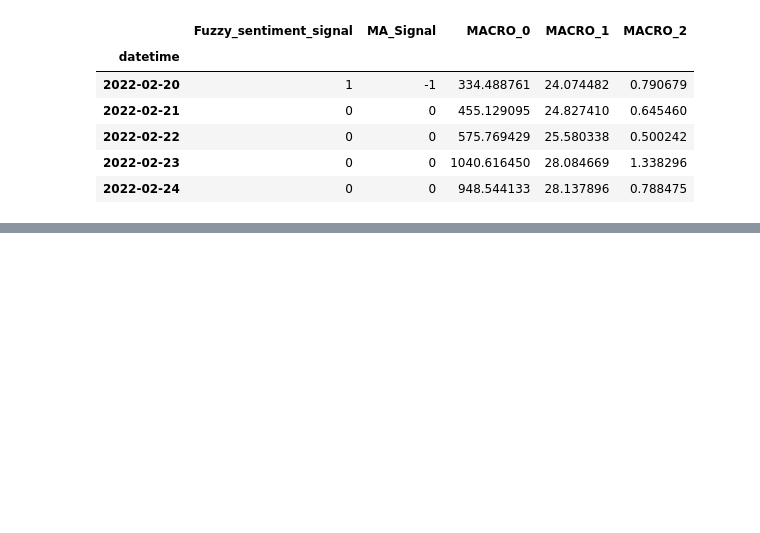
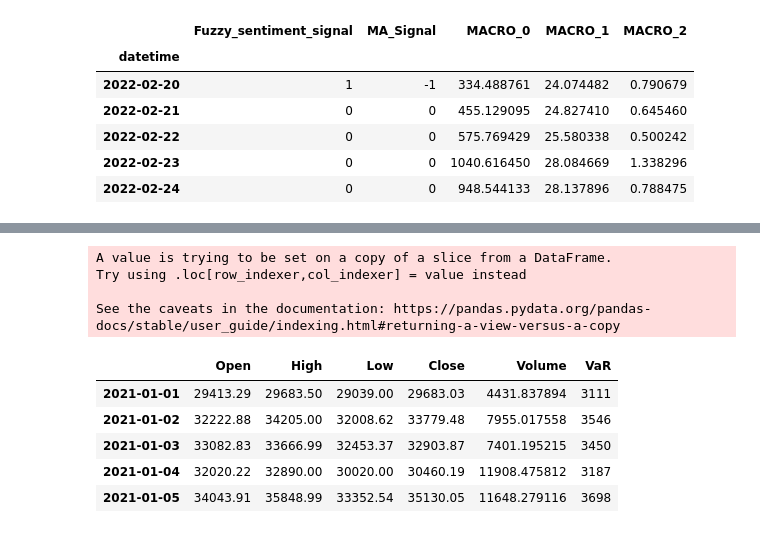
Before and after one commit to astronights/A4_Paper_Trading, a Jupyter notebook: notebooks/IS5006_Historical.ipynb, the cells around one changed output, grey strips where cells are left out. Drawn from its saved outputs; the diff is of its cells as text; code cells hidden in the pictures; blank space fills up the shorter version.

```diff
--- a/notebooks/IS5006_Historical.ipynb
+++ b/notebooks/IS5006_Historical.ipynb
@@ -223,0 +283,19 @@ updated_df.to_csv('IS5006_Historical.csv')
+# %%
+new_var_df = var_df.iloc[366:]
+new_var_df['VaR'] = 0
+for ix, row in new_var_df.iterrows():
+  old_df = var_df[(ix-timedelta(days=300)): ix]
+  new_var_df.at[ix, 'VaR'] = calc_var(row['Close'], old_df)
+new_var_df.index = pd.to_datetime(new_var_df.index, errors='coerce')
+new_var_df.head()
+# %% [output]
+A value is trying to be set on a copy of a slice from a DataFrame.
+Try using .loc[row_indexer,col_indexer] = value instead
+
+See the caveats in the documentation: https://pandas.pydata.org/pandas-docs/stable/user_guide/indexing.html#returning-a-view-versus-a-copy
+|  | Open | High | Low | Close | Volume | VaR |
+| 2021-01-01 | 29413.29 | 29683.50 | 29039.00 | 29683.03 | 4431.837894 | 3111 |
+| 2021-01-02 | 32222.88 | 34205.00 | 32008.62 | 33779.48 | 7955.017558 | 3546 |
+| 2021-01-03 | 33082.83 | 33666.99 | 32453.37 | 32903.87 | 7401.195215 | 3450 |
+| 2021-01-04 | 32020.22 | 32890.00 | 30020.00 | 30460.19 | 11908.475812 | 3187 |
+| 2021-01-05 | 34043.91 | 35848.99 | 33352.54 | 35130.05 | 11648.279116 | 3698 |
```
Also changed, not shown: parts of 17 cells of this notebook, 1 other file.
